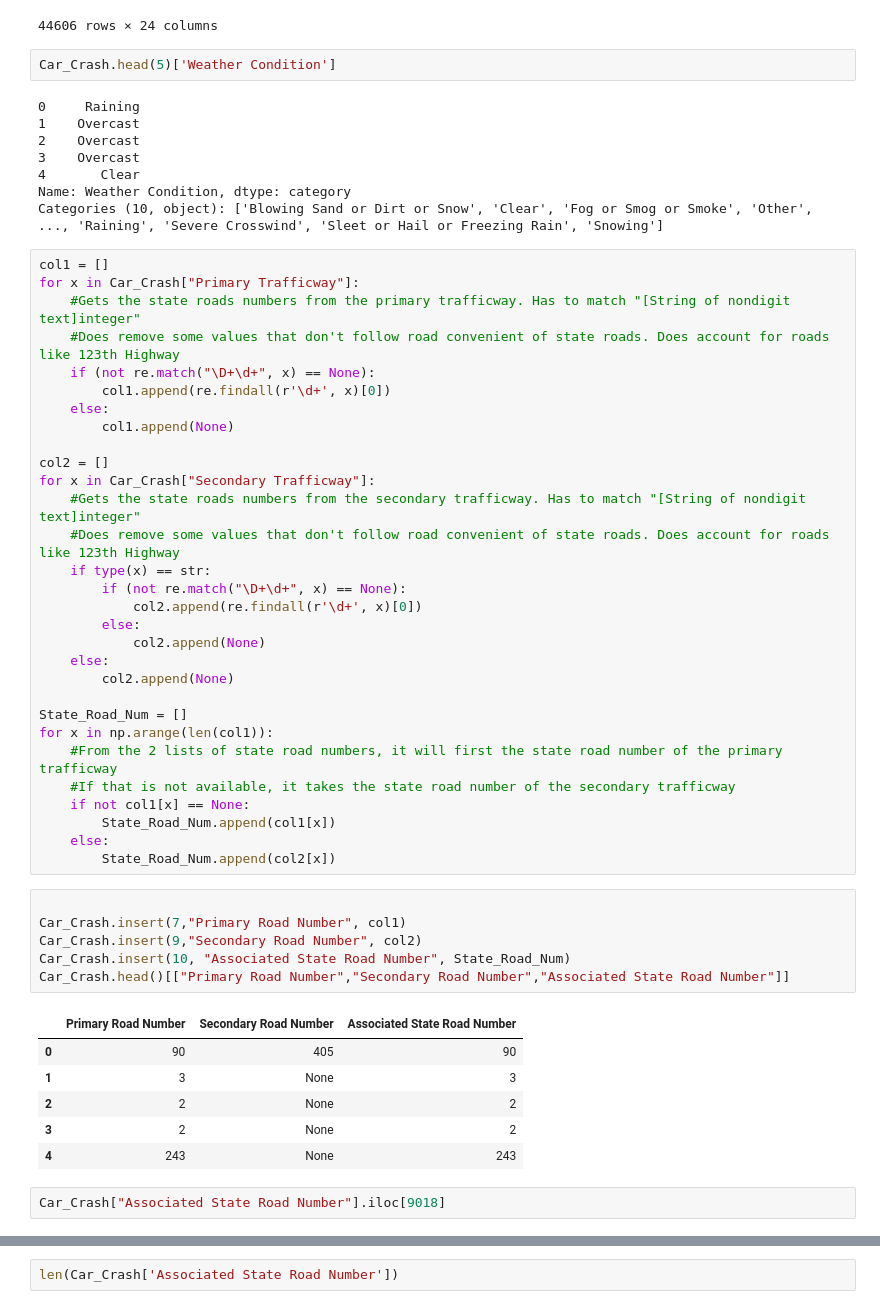
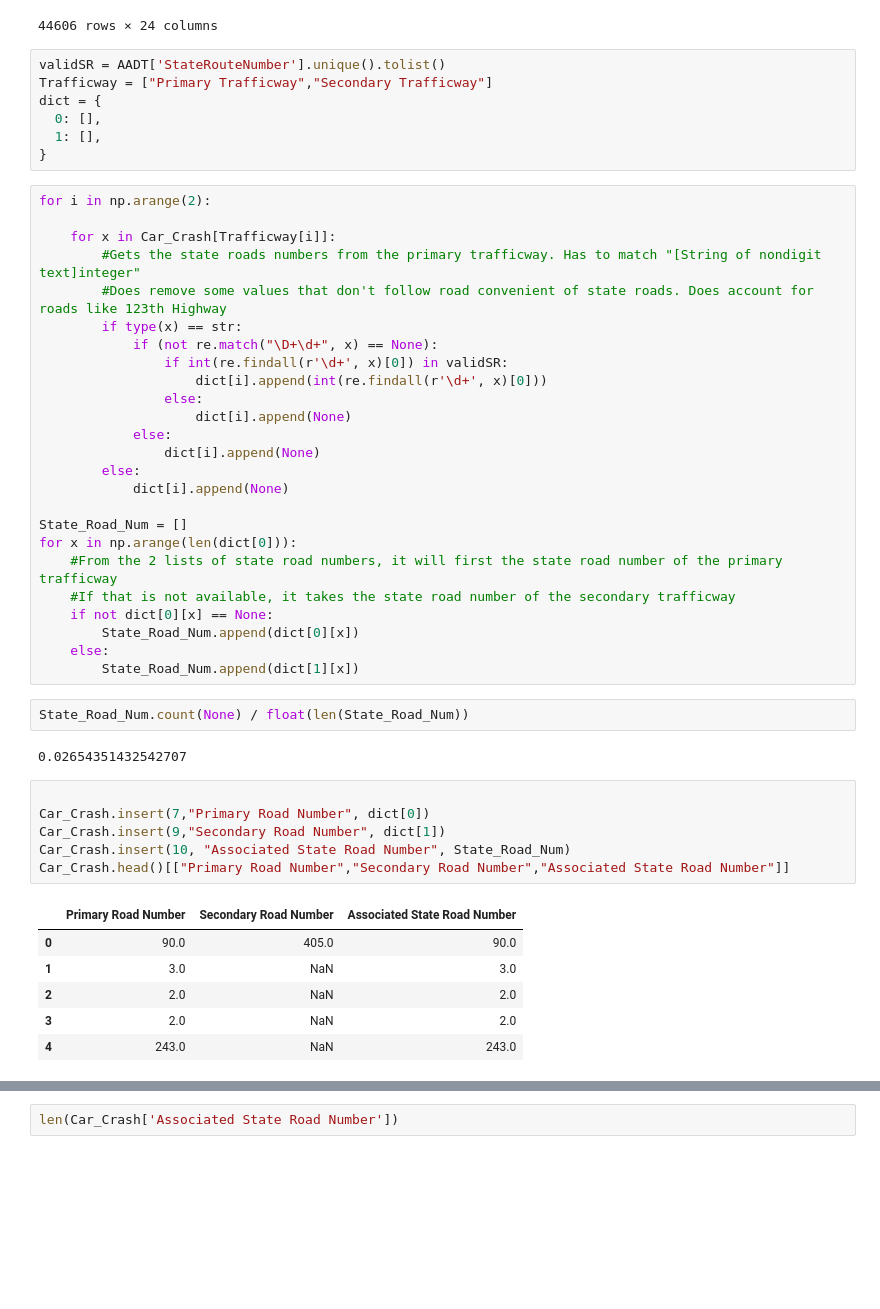
Before and after one commit to anasfathul/ECON481_FinalProject, a Jupyter notebook: CarCrash.ipynb, the cells around one changed output, grey strips where cells are left out. Drawn from its saved outputs; the diff is of its cells as text; blank space fills up the shorter version.

```diff
--- a/CarCrash.ipynb
+++ b/CarCrash.ipynb
@@ -49,60 +49,54 @@ Car_Crash.reindex(np.arange(len(Car_Crash)))
 | 44605 | ED22593 | 12/30/2022 11:51:00 PM | King | Snohomish | State Road | State Patrol | WB I-90 | ... |
 44606 rows × 24 columns
 # %%
-Car_Crash.head(5)['Weather Condition']
+validSR = AADT['StateRouteNumber'].unique().tolist()
+Trafficway = ["Primary Trafficway","Secondary Trafficway"]
+dict = {
+  0: [],
+  1: [],
+}
-# %% [output]
-0     Raining
-1    Overcast
-2    Overcast
-3    Overcast
-4       Clear
-Name: Weather Condition, dtype: category
-Categories (10, object): ['Blowing Sand or Dirt or Snow', 'Clear', 'Fog or Smog or Smoke', 'Other', ..., 'Raining', 'Severe Crosswind', 'Sleet or Hail or Freezing Rain', 'Snowing']
 # %%
-col1 = []
-for x in Car_Crash["Primary Trafficway"]:
-    #Gets the state roads numbers from the primary trafficway. Has to match "[String of nondigit text]integer"
-    #Does remove some values that don't follow road convenient of state roads. Does account for roads like 123th Highway
-    if (not re.match("\D+\d+", x) == None):
-        col1.append(re.findall(r'\d+', x)[0])
-    else:
-        col1.append(None)
+for i in np.arange(2):
 
-col2 = []
-for x in Car_Crash["Secondary Trafficway"]:
-    #Gets the state roads numbers from the secondary trafficway. Has to match "[String of nondigit text]integer"
-    #Does remove some values that don't follow road convenient of state roads. Does account for roads like 123th Highway
-    if type(x) == str:
-        if (not re.match("\D+\d+", x) == None):
-            col2.append(re.findall(r'\d+', x)[0])
+    for x in Car_Crash[Trafficway[i]]:
+        #Gets the state roads numbers from the primary trafficway. Has to match "[String of nondigit text]integer"
+        #Does remove some values that don't follow road convenient of state roads. Does account for roads like 123th Highway
+        if type(x) == str:
+            if (not re.match("\D+\d+", x) == None):
+                if int(re.findall(r'\d+', x)[0]) in validSR:
+                    dict[i].append(int(re.findall(r'\d+', x)[0]))
+                else:
+                    dict[i].append(None)
+            else:
+                dict[i].append(None)
         else:
-            col2.append(None)
-    else:
-        col2.append(None)
+            dict[i].append(None)
 
 State_Road_Num = []
-for x in np.arange(len(col1)):
+for x in np.arange(len(dict[0])):
     #From the 2 lists of state road numbers, it will first the state road number of the primary trafficway
     #If that is not available, it takes the state road number of the secondary trafficway
-    if not col1[x] == None:
-        State_Road_Num.append(col1[x])
+    if not dict[0][x] == None:
+        State_Road_Num.append(dict[0][x])
     else:
-        State_Road_Num.append(col2[x])
+        State_Road_Num.append(dict[1][x])
+# %%
+State_Road_Num.count(None) / float(len(State_Road_Num))
+# %% [output]
+0.02654351432542707
 # %%
 
-Car_Crash.insert(7,"Primary Road Number", col1)
-Car_Crash.insert(9,"Secondary Road Number", col2)
+Car_Crash.insert(7,"Primary Road Number", dict[0])
+Car_Crash.insert(9,"Secondary Road Number", dict[1])
 Car_Crash.insert(10, "Associated State Road Number", State_Road_Num)
 Car_Crash.head()[["Primary Road Number","Secondary Road Number","Associated State Road Number"]]
 # %% [output]
 |  | Primary Road Number | Secondary Road Number | Associated State Road Number |
-| 0 | 90 | 405 | 90 |
-| 1 | 3 | None | 3 |
-| 2 | 2 | None | 2 |
-| 3 | 2 | None | 2 |
-| 4 | 243 | None | 243 |
+| 0 | 90.0 | 405.0 | 90.0 |
+| 1 | 3.0 | NaN | 3.0 |
+| 2 | 2.0 | NaN | 2.0 |
+| 3 | 2.0 | NaN | 2.0 |
+| 4 | 243.0 | NaN | 243.0 |
-# %%
-Car_Crash["Associated State Road Number"].iloc[9018]
 # %%
 mileposts = []
 for x in AADT["Location"]:
```
Also changed, not shown: parts of 7 cells of this notebook, 1 other file.
